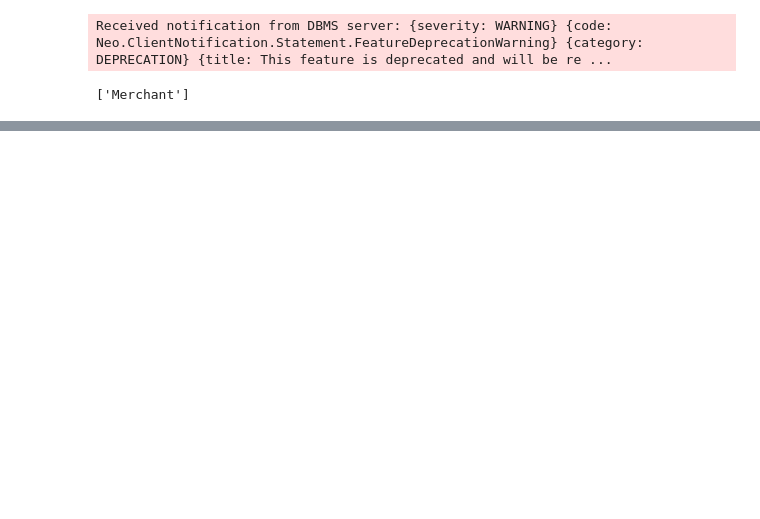
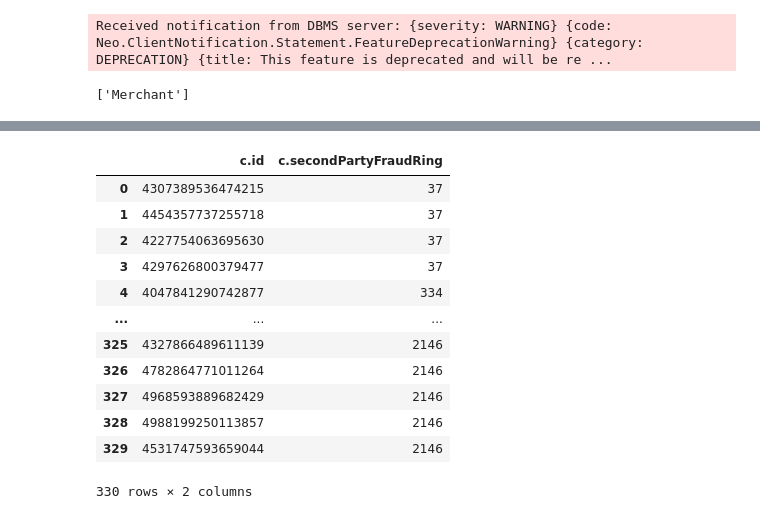
Before and after one commit to nunezh-sunypoly/CS350_Assignment_03, a Jupyter notebook: SC350_assignment_03.ipynb, the cells around one changed output, grey strips where cells are left out. Cells and saved outputs as stored; diff of their text form; code cells hidden in the pictures; blank space fills up the shorter version.

```diff
--- a/SC350_assignment_03.ipynb
+++ b/SC350_assignment_03.ipynb
@@ -844,0 +583,47 @@ driver.close()
+# %%
+import pandas as pd
+import  neo4j
+import os
+from neo4j import GraphDatabase
+from graphdatascience import GraphDataScience
+
+URI = os.environ.get("URI", "bolt://localhost:7687")
+AUTH = ( "neo4j",  "P@$$W0rd!")
+driver = GraphDatabase.driver(URI, auth=AUTH)
+query1='''
+CALL gds.graph.drop('clientClusters')
+'''
+query3 = '''
+        CALL gds.wcc.stream('clientClusters', {
+               nodeLabels: ['Client'],
+        relationshipTypes: ['SHARED_PII'],
+           consecutiveIds: true
+                })
+        YIELD nodeId, componentId
+        WITH gds.util.asNode(nodeId) AS clientId , componentId AS clusterId
+        WITH clusterId, collect(clientId.id) AS clients
+        WITH clusterId, clients, size(clients) AS clusterSize WHERE clusterSize > 2
+        UNWIND clients AS client
+        MATCH (c:Client) WHERE c.id = client
+        SET c.secondPartyFraudRing = clusterId
+        RETURN c.id, c.secondPartyFraudRing
+        '''
+df = driver.execute_query(
+query3,
+database_="neo4j",
+result_transformer_=  neo4j.Result.to_df)
+df
+# %% [output]
+|  | c.id | c.secondPartyFraudRing |
+| 0 | 4307389536474215 | 37 |
+| 1 | 4454357737255718 | 37 |
+| 2 | 4227754063695630 | 37 |
+| 3 | 4297626800379477 | 37 |
+| 4 | 4047841290742877 | 334 |
+| ... | ... | ... |
+| 325 | 4327866489611139 | 2146 |
+| 326 | 4782864771011264 | 2146 |
+| 327 | 4968593889682429 | 2146 |
+| 328 | 4988199250113857 | 2146 |
+| 329 | 4531747593659044 | 2146 |
+330 rows × 2 columns
```
Also changed, not shown: parts of 25 cells of this notebook.
